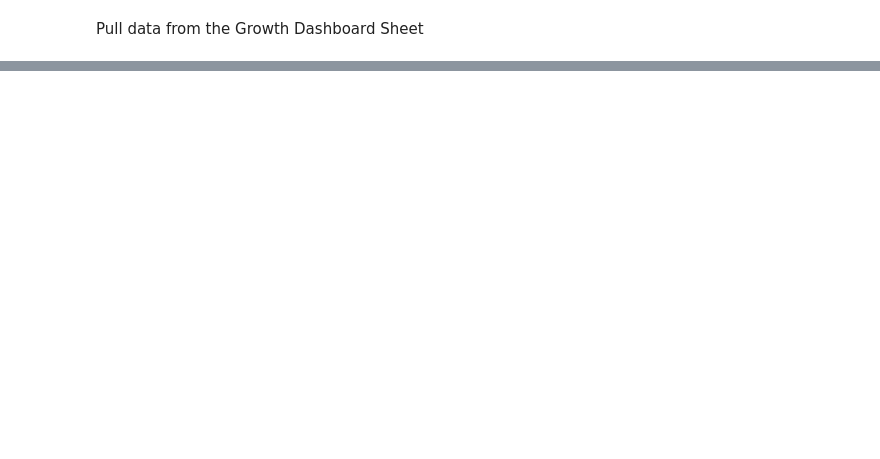
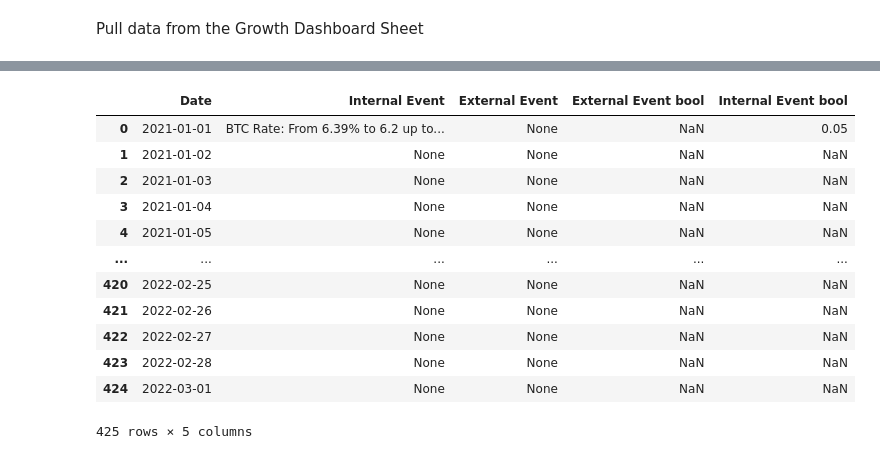
Before and after one commit to jeremyCEL/growth-timeline, a Jupyter notebook: FigGenerator.ipynb, the cells around one changed output, grey strips where cells are left out. Saved outputs shown, nothing was run; the diff lists cells and outputs as text; code cells hidden in the pictures; blank space fills up the shorter version.

```diff
--- a/FigGenerator.ipynb
+++ b/FigGenerator.ipynb
@@ -184,0 +188,4 @@ AttributeError: 'Figure' object has no attribute 'append'
+# %%
+import numpy as np
+df2["External Event bool"] = df2["External Event"].apply(lambda x: np.NAN if x in (None, '', " ", "None") else .05)
+df2["Internal Event bool"] = df2["Internal Event"].apply(lambda x: np.NAN if x in (None, '', " ", "None") else .05)
@@ -184,0 +255,16 @@ AttributeError: 'Figure' object has no attribute 'append'
+# %%
+df2
+# %% [output]
+|  | Date | Internal Event | External Event | External Event bool | Internal Event bool |
+| 0 | 2021-01-01 | BTC Rate: From 6.39% to 6.2 up to... | None | NaN | 0.05 |
+| 1 | 2021-01-02 | None | None | NaN | NaN |
+| 2 | 2021-01-03 | None | None | NaN | NaN |
+| 3 | 2021-01-04 | None | None | NaN | NaN |
+| 4 | 2021-01-05 | None | None | NaN | NaN |
+| ... | ... | ... | ... | ... | ... |
+| 420 | 2022-02-25 | None | None | NaN | NaN |
+| 421 | 2022-02-26 | None | None | NaN | NaN |
+| 422 | 2022-02-27 | None | None | NaN | NaN |
+| 423 | 2022-02-28 | None | None | NaN | NaN |
+| 424 | 2022-03-01 | None | None | NaN | NaN |
+425 rows × 5 columns
```
Also changed, not shown: parts of 12 cells of this notebook, 1 other file.
